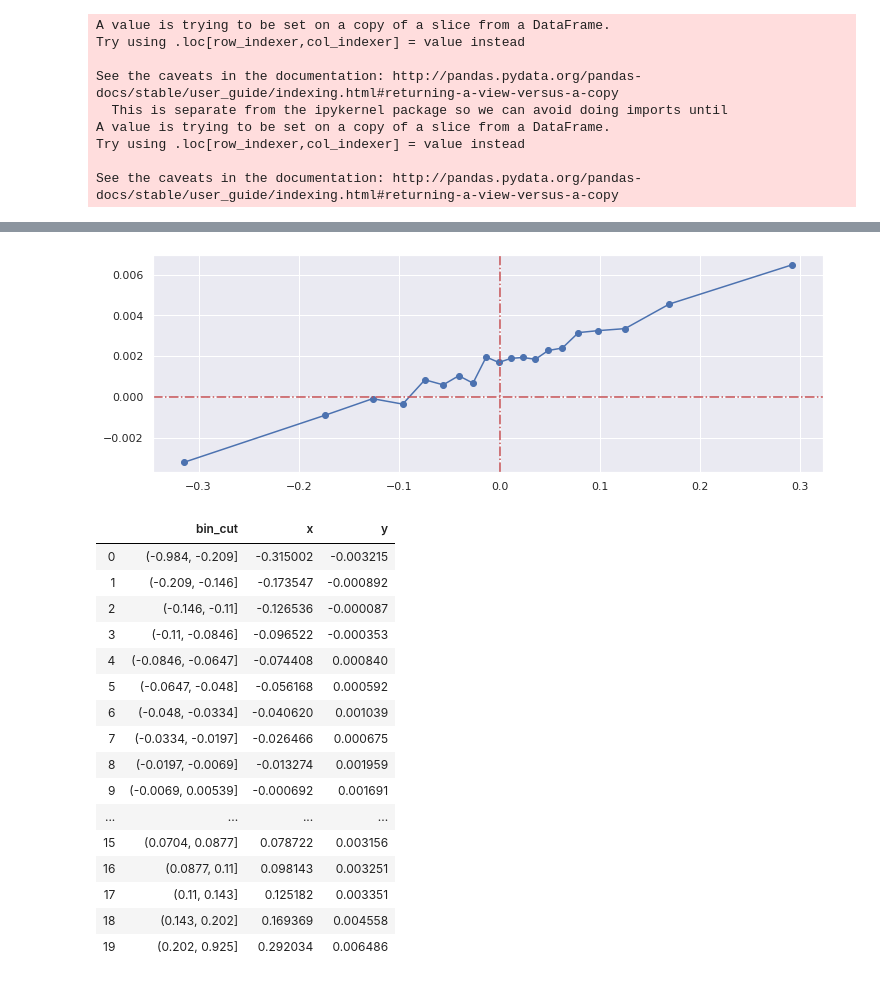
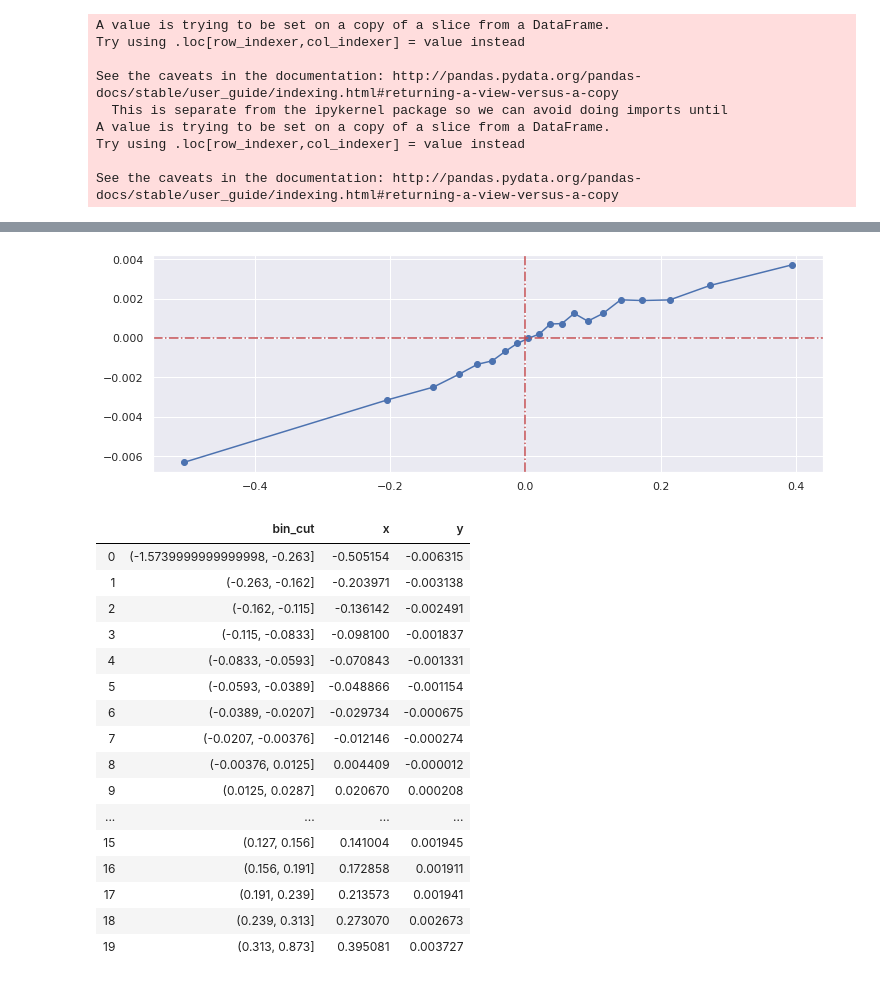
Before and after one commit to 1900sala/boosting, a Jupyter notebook: train1_new.ipynb, the cells around one changed output, grey strips where cells are left out. Drawn from its saved outputs; the diff is of its cells as text; code cells hidden in the pictures.

```diff
--- a/train1_new.ipynb
+++ b/train1_new.ipynb
@@ -0,0 +25,2 @@
+# %%
+data = pd.merge(data, begin_interval_df, how="left", on=['unique_symbol','date_time'])
@@ -103,15 +179,17 @@ volume12
 volume13
 volume14
 # %%
-# today_factor = ["r", 'close', 'open', 'turnover', "volume", "amplitude", "high", "low", "wap"]
-today_factor = ["r", 'close', 'open', 'turnover', "volume", "amplitude"]
+# intraday_factor = ["r", 'close', 'open', 'turnover', "volume", "amplitude", "r1"]
+intraday_factor = ["r","r_distribute", 'close', 'open', 'turnover', "volume", "amplitude_ratio", "r1", "r1_distribute"]
+# intraday_factor = ["r", 'close', 'open', 'turnover', "volume", "amplitude_ratio"]
+# intraday_factor = ["r", 'close', 'open', 'turnover', "volume", "amplitude", "amplitude_ratio", "r1"]
 use_f = set()
-use_f = set(return_factor) | set(today_factor) | set(vol_factor)
+use_f = set(return_factor) | set(intraday_factor) | set(vol_factor)
 use_f = list(use_f)
 logger.info("return_factor")
 logger.info(set(return_factor))
-logger.info("today_factor")
-logger.info(set(today_factor))
+logger.info("intraday_factor")
+logger.info(set(intraday_factor))
 logger.info("vol_factor")
 logger.info(set(vol_factor))
 logger.info("len(use_f):")
@@ -128,18 +237,12 @@ len(use_f):
 # %%
-
-print(data["label"].mean())
-data = data.dropna(how='any',axis=0)
-print(data["label"].mean())
-data = data[~data['return'].isnull()].copy()
-print(data["label"].mean())
 
 print("-------------------- train -----------------------")
 for i in range(1):
 
     t1 = datetime.datetime(2010,1,1)
     t2 = datetime.datetime(2013,1,1)
-    t3 = datetime.datetime(2014,1,1)
-    t4 = datetime.datetime(2015,1,1)
+    t3 = datetime.datetime(2015,1,1)
+    t4 = datetime.datetime(2017,1,1)
     data_tr = data[ (data["date_time"] >= t1)&(data["date_time"] < t2)]
     data_te = data[ (data["date_time"] >= t2)&(data["date_time"] < t3)]
     data_fin = data[ (data["date_time"] >= t3)&(data["date_time"] < t4)]
@@ -158,4 +261,6 @@ for i in range(1):
     importance_dic = f_importance(bst, use_f)
     preds = bst.predict(xgb.DMatrix(data_fin[use_f]), ntree_limit=bst.best_ntree_limit)
     data_fin["preds"] = list(preds)
+    preds = bst.predict(xgb.DMatrix(data_te[use_f]), ntree_limit=bst.best_ntree_limit)
+    data_te["preds"] = list(preds)
 # %% [output]
@@ -267,40 +379,24 @@ plt.plot(add_return(np.array(portfolio_limit_return)-np.array(market_return)))
-# %%
-def plot_conditional_expectation(x, y, quantile_n = 20):
-    step = 1 / quantile_n
-    bin_cut = np.percentile(x, list(np.append(np.arange(0,1,step), 1)*100) )
-    bin_cut = np.unique(bin_cut)
-    tmp = pd.DataFrame({'x':x.flatten(), 'y':y.flatten()})
-    tmp['bin_cut'] = pd.cut(tmp['x'],bin_cut,include_lowest=True)
-    groupby_mean = tmp.groupby('bin_cut').mean().reset_index()
-
-    plt.figure(figsize=(12,4))
-    plt.plot(groupby_mean['x'], groupby_mean['y'], '-o')
-    plt.axvline(x=0, color='r', ls='-.')
-    plt.axhline(y=0, color='r', ls='-.')
-    plt.show()
-
-    return groupby_mean
 # %%
-plot_conditional_expectation( np.array(data_fin["preds"]),np.array(data_fin["return"]))
+plot_conditional_expectation( np.array(data_fin["preds"]),np.array(data_fin["return"])-np.array(data_fin["mr"]))
 # %% [output]
-[figure, old version]
+[figure, new version]
 |  | bin_cut | x | y |
-| 0 | (-0.984, -0.209] | -0.315002 | -0.003215 |
-| 1 | (-0.209, -0.146] | -0.173547 | -0.000892 |
-| 2 | (-0.146, -0.11] | -0.126536 | -0.000087 |
-| 3 | (-0.11, -0.0846] | -0.096522 | -0.000353 |
-| 4 | (-0.0846, -0.0647] | -0.074408 | 0.000840 |
-| 5 | (-0.0647, -0.048] | -0.056168 | 0.000592 |
-| 6 | (-0.048, -0.0334] | -0.040620 | 0.001039 |
-| 7 | (-0.0334, -0.0197] | -0.026466 | 0.000675 |
-| 8 | (-0.0197, -0.0069] | -0.013274 | 0.001959 |
-| 9 | (-0.0069, 0.00539] | -0.000692 | 0.001691 |
+| 0 | (-1.5739999999999998, -0.263] | -0.505154 | -0.006315 |
+| 1 | (-0.263, -0.162] | -0.203971 | -0.003138 |
+| 2 | (-0.162, -0.115] | -0.136142 | -0.002491 |
+| 3 | (-0.115, -0.0833] | -0.098100 | -0.001837 |
+| 4 | (-0.0833, -0.0593] | -0.070843 | -0.001331 |
+| 5 | (-0.0593, -0.0389] | -0.048866 | -0.001154 |
+| 6 | (-0.0389, -0.0207] | -0.029734 | -0.000675 |
+| 7 | (-0.0207, -0.00376] | -0.012146 | -0.000274 |
+| 8 | (-0.00376, 0.0125] | 0.004409 | -0.000012 |
+| 9 | (0.0125, 0.0287] | 0.020670 | 0.000208 |
 | ... | ... | ... | ... |
-| 15 | (0.0704, 0.0877] | 0.078722 | 0.003156 |
-| 16 | (0.0877, 0.11] | 0.098143 | 0.003251 |
-| 17 | (0.11, 0.143] | 0.125182 | 0.003351 |
-| 18 | (0.143, 0.202] | 0.169369 | 0.004558 |
-| 19 | (0.202, 0.925] | 0.292034 | 0.006486 |
+| 15 | (0.127, 0.156] | 0.141004 | 0.001945 |
+| 16 | (0.156, 0.191] | 0.172858 | 0.001911 |
+| 17 | (0.191, 0.239] | 0.213573 | 0.001941 |
+| 18 | (0.239, 0.313] | 0.273070 | 0.002673 |
+| 19 | (0.313, 0.873] | 0.395081 | 0.003727 |
 # %%
 # sns.jointplot(
 #               x = data_fin["preds"], y = data_fin["return"],
```
Also changed, not shown: parts of 54 cells of this notebook, 9 other files.
